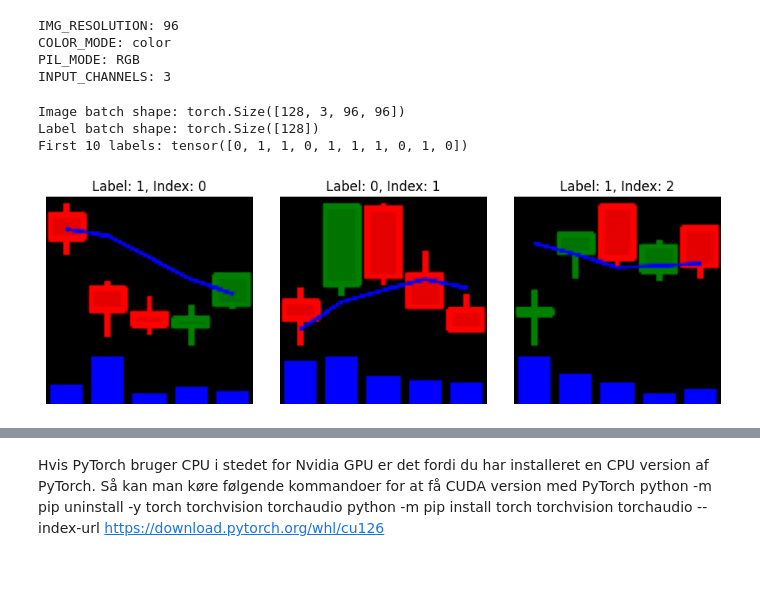
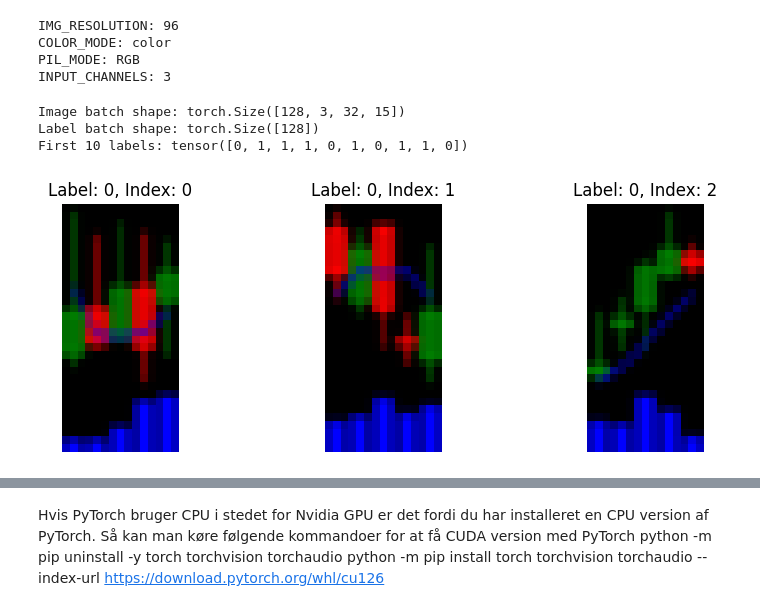
Before and after one commit to MortenSkovbjerg2000/speciale-i-datavidenskab-2026, a Jupyter notebook: training.ipynb, the cells around one changed output, grey strips where cells are left out. Saved outputs shown, nothing was run; the diff lists cells and outputs as text; code cells hidden in the pictures; blank space fills up the shorter version.

Commit message:
fået en ordentlig training CNN af Jonas og implementeret det. Fået ny data jeg har loadet med parquet

```diff
--- a/training.ipynb
+++ b/training.ipynb
@@ -21,7 +21,7 @@ data_folder = "res_96_color_candlestick_vol_1_ma_1_bb_0_rsi_0"
 
 # Choose how many tickers to use
 # Set to None if you want all tickers
-MAX_TICKERS = None
+MAX_TICKERS = 400
 
 # Make ticker selection reproducible
 TICKER_SEED = 42
@@ -106,3 +106,36 @@ print(len(df))
 Step 5: Split by unique dates, not by rows
 
 This is important. Since many companies share the same dates, it is better to split by the set of unique dates.
+# %%
+# Make sure dates are sorted only for reporting
+unique_dates = sorted(df["date"].unique())
+
+# First split full sample into train+val and test
+train_val_df, test_df = train_test_split(
+    df,
+    test_size=0.15,         # 15% test
+    random_state=42,
+    stratify=df["label"]
+)
+
+# Then split train+val into train and validation
+train_df, val_df = train_test_split(
+    train_val_df,
+    test_size=0.30,         # 30% of train_val goes to validation
+    random_state=42,
+    stratify=train_val_df["label"]
+)
+
+# Optional: reset index
+train_df = train_df.reset_index(drop=True)
+val_df = val_df.reset_index(drop=True)
+test_df = test_df.reset_index(drop=True)
+
+print("Train shape:", train_df.shape)
+print("Val shape:  ", val_df.shape)
+print("Test shape: ", test_df.shape)
+
+print("\nDate ranges:")
+print("Train:", train_df["date"].min(), "to", train_df["date"].max())
+print("Val:  ", val_df["date"].min(), "to", val_df["date"].max())
+print("Test: ", test_df["date"].min(), "to", test_df["date"].max())
@@ -233,6 +275,7 @@ class StockImageDataset(Dataset):
 
 # Do NOT resize
 basic_transform = transforms.Compose([
+    transforms.Resize((32, 15)),
     transforms.ToTensor()
 ])
 
@@ -259,36 +302,36 @@ test_loader = DataLoader(
     batch_size=128,
     shuffle=False,
     pin_memory=True
 )
 
 # Test one batch
 images, labels, idx = next(iter(train_loader))
 print("Image batch shape:", images.shape)
 print("Label batch shape:", labels.shape)
 print("First 10 labels:", labels[:10])
 
 # Plot 3 resulting images
 fig, axes = plt.subplots(1, 3, figsize=(9, 3))
 
 for i in range(3):
     image, label, idx = train_dataset[i]
     img_np = image.numpy()
 
     if img_np.shape[0] == 1:
         axes[i].imshow(img_np[0], cmap="gray")
     else:
         axes[i].imshow(np.transpose(img_np, (1, 2, 0)))
 
     axes[i].set_title(f"Label: {label}, Index: {idx}")
     axes[i].axis("off")
 
 plt.tight_layout()
 plt.show()
 # %% [output]
-Image batch shape: torch.Size([128, 3, 96, 96])
+Image batch shape: torch.Size([128, 3, 32, 15])
 Label batch shape: torch.Size([128])
-First 10 labels: tensor([0, 1, 1, 0, 1, 1, 1, 0, 1, 0])
+First 10 labels: tensor([0, 1, 1, 1, 0, 1, 0, 1, 1, 0])
-[figure, old version]
+[figure, new version]
 # %%
 random_indices = random.sample(range(len(train_dataset)), 5)
 
```
Also changed, not shown: parts of 13 cells of this notebook, 4 other files.
